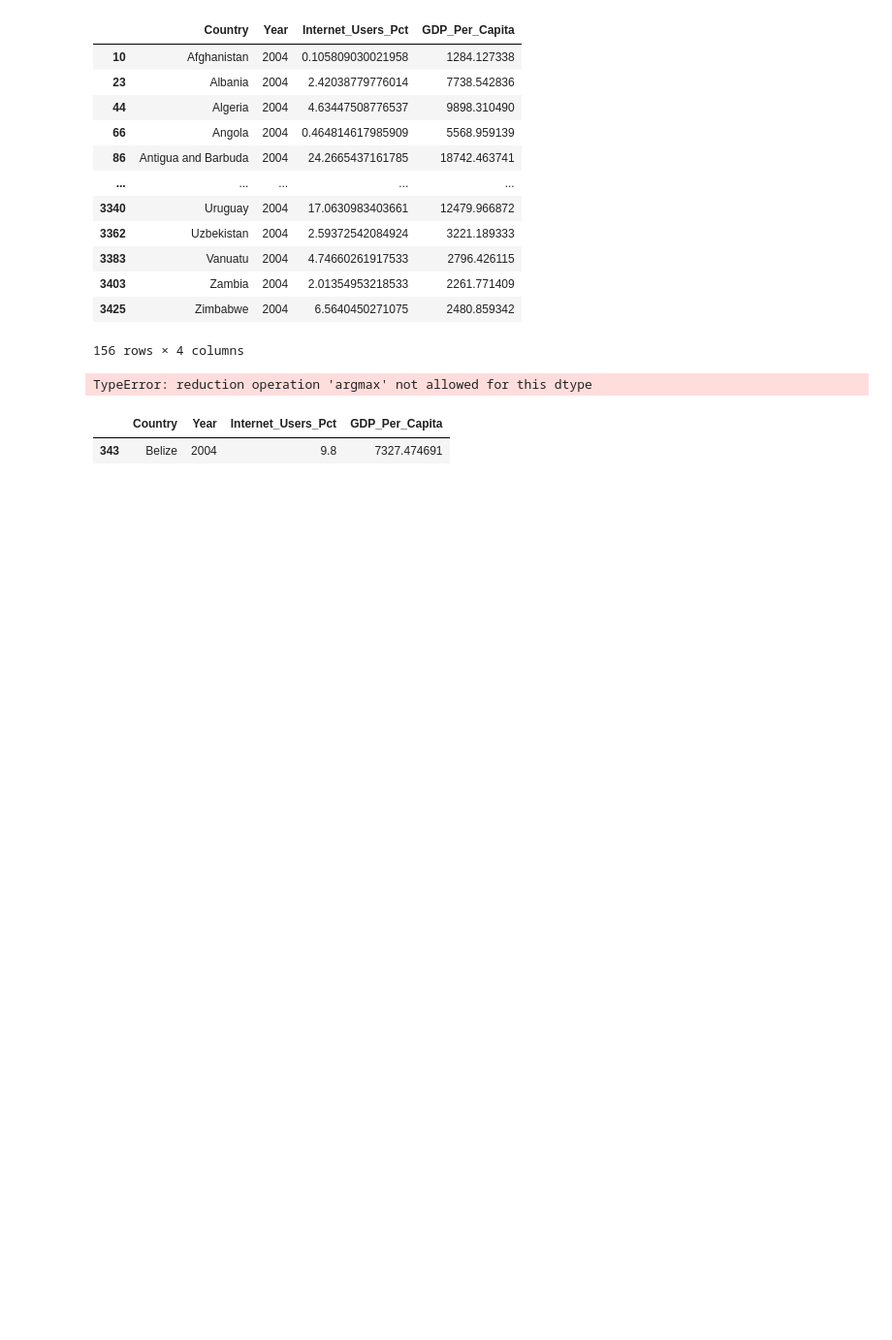
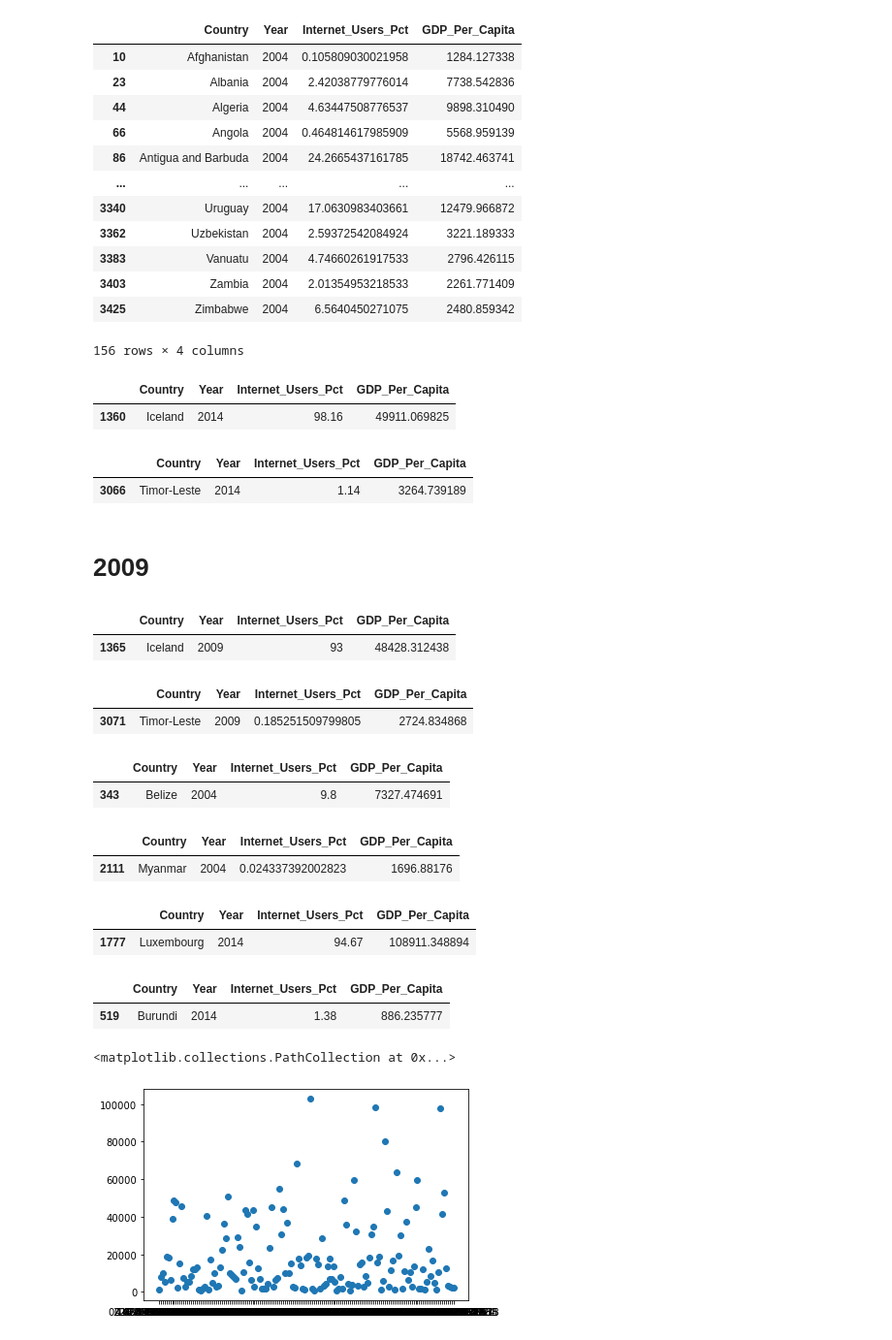
Before and after one commit to TheRealIanGray/gdp-and-internet-usage-TheRealIanGray, a Jupyter notebook: First Python Project.ipynb, the cells around one changed output. Shown at 97% size. Drawn from its saved outputs; the diff is of its cells as text; code cells hidden in the pictures; blank space fills up the shorter version.

```diff
--- a/First Python Project.ipynb
+++ b/First Python Project.ipynb
@@ -169,12 +169,52 @@ gdp_and_internet_use_2004
 | 3403 | Zambia | 2004 | 2.01354953218533 | 2261.771409 |
 | 3425 | Zimbabwe | 2004 | 6.5640450271075 | 2480.859342 |
 156 rows × 4 columns
-# %%
- gdp_and_internet_use_2004.loc[gdp_and_internet_use_2004['Internet_Users_Pct'].idxmax()]
-# %% [output]
-TypeError: reduction operation 'argmax' not allowed for this dtype
+# %%
+gdp_and_internet_use_2014[gdp_and_internet_use_2014['Internet_Users_Pct']==gdp_and_internet_use_2014['Internet_Users_Pct'].max()]
+# %% [output]
+|  | Country | Year | Internet_Users_Pct | GDP_Per_Capita |
+| 1360 | Iceland | 2014 | 98.16 | 49911.069825 |
+# %%
+gdp_and_internet_use_2014[gdp_and_internet_use_2014['Internet_Users_Pct']==gdp_and_internet_use_2014['Internet_Users_Pct'].min()]
+# %% [output]
+|  | Country | Year | Internet_Users_Pct | GDP_Per_Capita |
+| 3066 | Timor-Leste | 2014 | 1.14 | 3264.739189 |
+# %% [markdown]
+# 2009
+# %%
+gdp_and_internet_use_2009[gdp_and_internet_use_2009['Internet_Users_Pct']==gdp_and_internet_use_2009['Internet_Users_Pct'].max()]
+# %% [output]
+|  | Country | Year | Internet_Users_Pct | GDP_Per_Capita |
+| 1365 | Iceland | 2009 | 93 | 48428.312438 |
+# %%
+gdp_and_internet_use_2009[gdp_and_internet_use_2009['Internet_Users_Pct']==gdp_and_internet_use_2009['Internet_Users_Pct'].min()]
+# %% [output]
+|  | Country | Year | Internet_Users_Pct | GDP_Per_Capita |
+| 3071 | Timor-Leste | 2009 | 0.185251509799805 | 2724.834868 |
 # %%
 gdp_and_internet_use_2004[gdp_and_internet_use_2004['Internet_Users_Pct']==gdp_and_internet_use_2004['Internet_Users_Pct'].max()]
 # %% [output]
 |  | Country | Year | Internet_Users_Pct | GDP_Per_Capita |
 | 343 | Belize | 2004 | 9.8 | 7327.474691 |
+# %%
+gdp_and_internet_use_2004[gdp_and_internet_use_2004['Internet_Users_Pct']==gdp_and_internet_use_2004['Internet_Users_Pct'].min()]
+# %% [output]
+|  | Country | Year | Internet_Users_Pct | GDP_Per_Capita |
+| 2111 | Myanmar | 2004 | 0.024337392002823 | 1696.88176 |
+# %%
+gdp_and_internet_use_2014[gdp_and_internet_use_2014['GDP_Per_Capita']==gdp_and_internet_use_2014['GDP_Per_Capita'].max()]
+# %% [output]
+|  | Country | Year | Internet_Users_Pct | GDP_Per_Capita |
+| 1777 | Luxembourg | 2014 | 94.67 | 108911.348894 |
+# %%
+gdp_and_internet_use_2014[gdp_and_internet_use_2014['GDP_Per_Capita']==gdp_and_internet_use_2014['GDP_Per_Capita'].min()]
+# %% [output]
+|  | Country | Year | Internet_Users_Pct | GDP_Per_Capita |
+| 519 | Burundi | 2014 | 1.38 | 886.235777 |
+# %%
+plt.scatter(gdp_and_internet_use_2004.Internet_Users_Pct, gdp_and_internet_use_2004.GDP_Per_Capita
+           )
+xticks
+# %% [output]
+<matplotlib.collections.PathCollection at 0x...>
+[figure, added]
```
